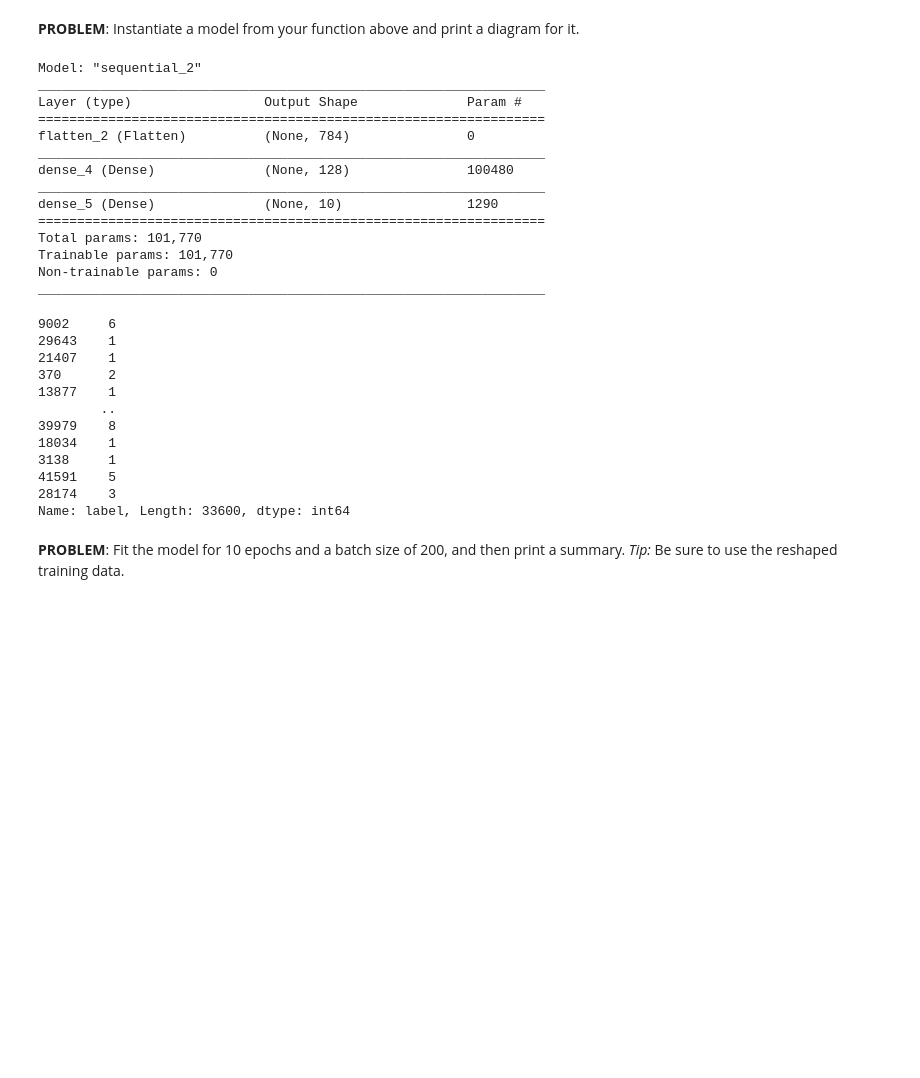
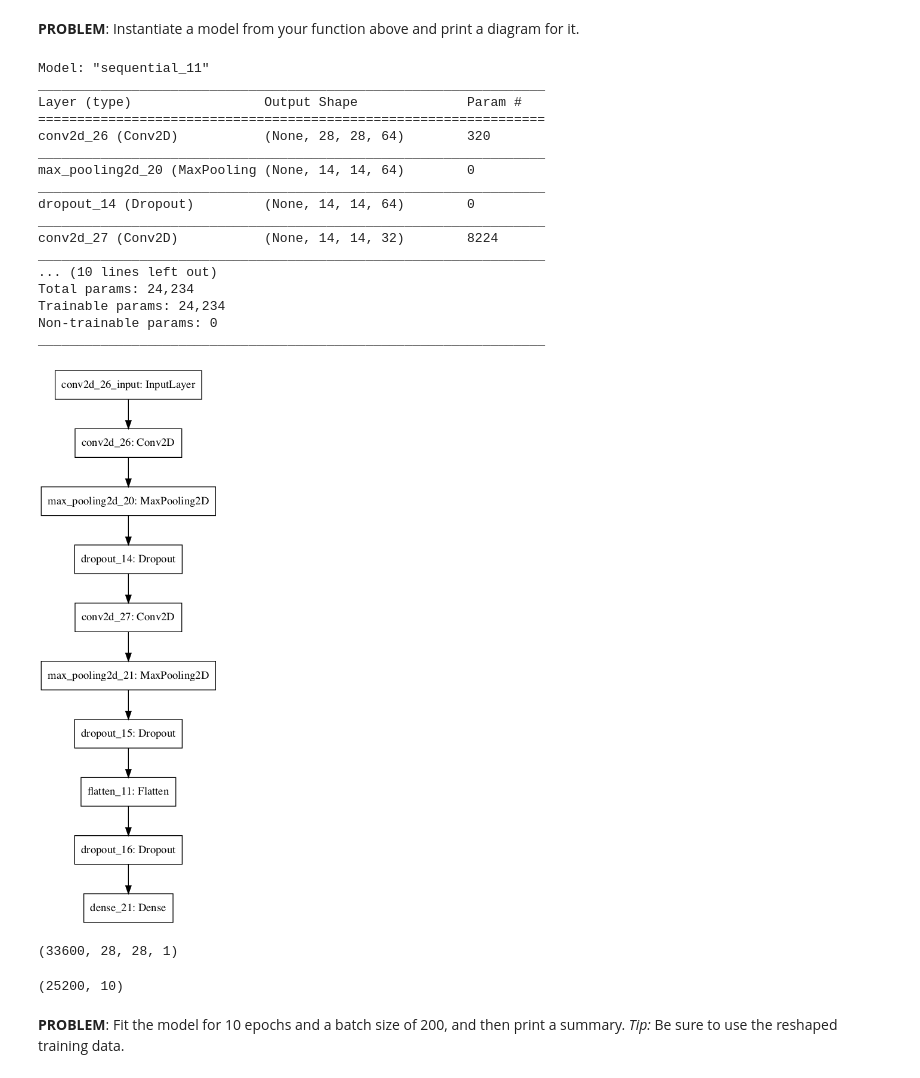
Before and after one commit to kryukovaeks/Data-Science-for-business-EPFL-course, a Jupyter notebook: A4.ipynb, the cells around one changed output. Drawn from its saved outputs; the diff is of its cells as text; code cells hidden in the pictures; blank space fills up the shorter version.

```diff
--- a/A4.ipynb
+++ b/A4.ipynb
@@ -1301,17 +1329,21 @@ X[1234,23,12]
 # Custom function to build and return a cnn model from TensorFlow.Keras (version 2)
 def cnn_model():
 
-    model =tf.keras.models.Sequential([
-      tf.keras.layers.Flatten(input_shape=(28, 28)),
-      tf.keras.layers.Dense(128, activation='relu'),
-      #tf.keras.layers.Dropout(0.2),
-      tf.keras.layers.Dense(10, activation='softmax')
-        ])
-    model.compile(optimizer='adam',
-              loss='sparse_categorical_crossentropy',
-              metrics=['accuracy'])
+    model = tf.keras.Sequential()
+    # Must define the input shape in the first layer of the neural network
+    model.add(tf.keras.layers.Conv2D(filters=64, kernel_size=2, padding='same', activation='relu', input_shape=(28,28,1)))
+    model.add(tf.keras.layers.MaxPooling2D(pool_size=2))
+    model.add(tf.keras.layers.Dropout(0.3))
+    model.add(tf.keras.layers.Conv2D(filters=32, kernel_size=2, padding='same', activation='relu'))
+    model.add(tf.keras.layers.MaxPooling2D(pool_size=2))
+    model.add(tf.keras.layers.Dropout(0.3))
+    model.add(tf.keras.layers.Flatten())
 
-
+    model.add(tf.keras.layers.Dropout(0.5))
+    model.add(tf.keras.layers.Dense(10, activation='softmax'))
+    model.compile(loss='categorical_crossentropy',
+             optimizer='adam',
+             metrics=['accuracy'])
     return model
 # %% [markdown]
 **PROBLEM**: Instantiate a model from your function above and print a diagram for it.
@@ -1319,24 +1351,33 @@ def cnn_model():
 # Instantiate a model from your function above and print a diagram for it.
 
 
-model = cnn_model()
+model2 = cnn_model()
 
 
-model.summary()
+model2.summary()
 # %% [output]
-Model: "sequential_2"
+Model: "sequential_11"
 _________________________________________________________________
 Layer (type)                 Output Shape              Param #
 =================================================================
-flatten_2 (Flatten)          (None, 784)               0
+conv2d_26 (Conv2D)           (None, 28, 28, 64)        320
 _________________________________________________________________
-dense_4 (Dense)              (None, 128)               100480
+max_pooling2d_20 (MaxPooling (None, 14, 14, 64)        0
 _________________________________________________________________
-dense_5 (Dense)              (None, 10)                1290
-=================================================================
-Total params: 101,770
-Trainable params: 101,770
+dropout_14 (Dropout)         (None, 14, 14, 64)        0
+_________________________________________________________________
+conv2d_27 (Conv2D)           (None, 14, 14, 32)        8224
+_________________________________________________________________
+... (10 lines left out)
+Total params: 24,234
+Trainable params: 24,234
 Non-trainable params: 0
 _________________________________________________________________
+# %%
+import tensorflow
+tensorflow.keras.utils.plot_model(
+    model2, to_file='model.png')
+# %% [output]
+[figure, added]
 # %%
 #split again the primary data to ensure
@@ -1344,18 +1387,11 @@ train_images, test_images,train_labels,  test_labels=train_test_split(X_norm,y,t
+# %%
+train_images.shape
+# %% [output]
+(33600, 28, 28, 1)
 # %%
-train_labels
+train_labels.shape
 # %% [output]
-9002     6
-29643    1
-21407    1
-370      2
-13877    1
-        ..
-39979    8
-18034    1
-3138     1
-41591    5
-28174    3
-Name: label, Length: 33600, dtype: int64
+(25200, 10)
 # %% [markdown]
 **PROBLEM**: Fit the model for 10 epochs and a batch size of 200, and then print a summary. _Tip:_ Be sure to use the reshaped training data.
 # %%
```
Also changed, not shown: parts of 41 cells of this notebook.
